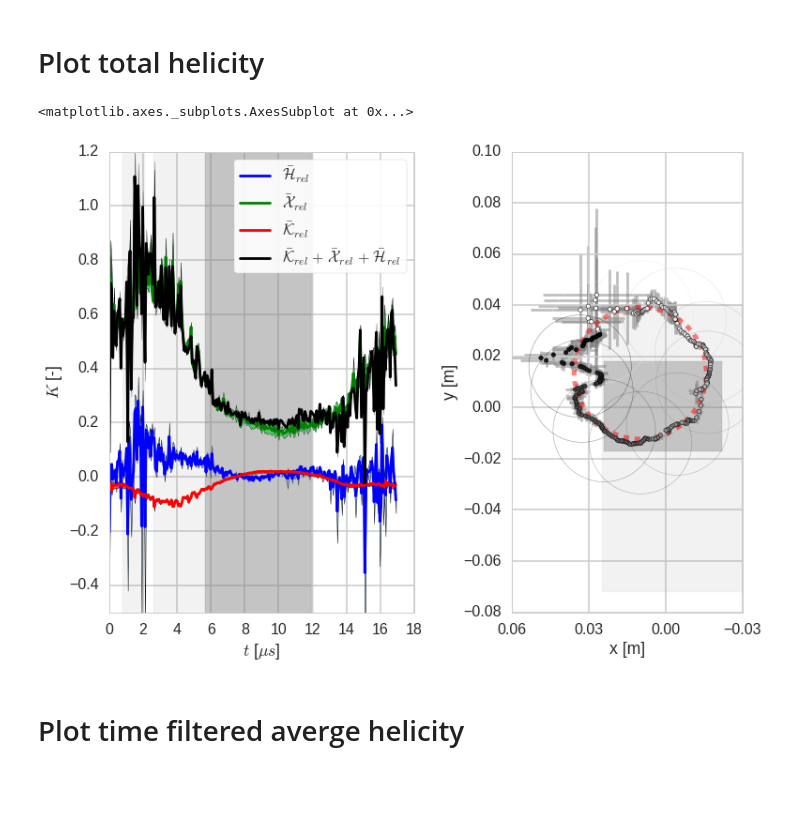
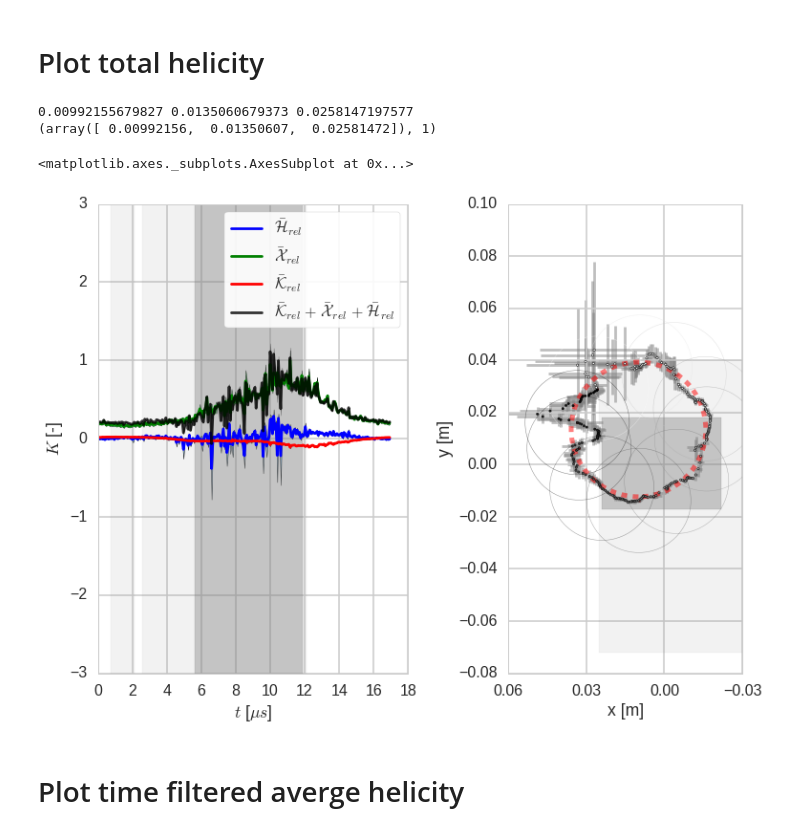
Before and after one commit to jensv/relative_canonical_helicity, a Jupyter notebook: helicity_plots/helicity_uncertainty_analysis.ipynb, the cells around one changed output. Cells and saved outputs as stored; diff of their text form; code cells hidden in the pictures; blank space fills up the shorter version.

Commit message:
Make figures for thesis.

```diff
--- a/helicity_plots/helicity_uncertainty_analysis.ipynb
+++ b/helicity_plots/helicity_uncertainty_analysis.ipynb
@@ -60,17 +60,19 @@ for sigma in dates_by_sigma.keys():
     relative_kinetic_helicity_smoothed_vorticity = np.loadtxt(path + 'relative_kinetic_helicity_n_dependence.txt')
     relative_magnetic_helicity = np.loadtxt(path + 'relative_magnetic_helicity_n_dependence.txt')
     time = np.arange(0, 250) * 0.068
-    density_weighted = {'kinetic': kinetic_helicity,
-                        'cross': cross_helicity,
-                        'magnetic': magnetic_helicity,
-                        'relative_kinetic': relative_kinetic_helicity,
-                        'relative_cross': relative_cross_helicity,
-                        'relative_magnetic': relative_magnetic_helicity,
-                        'kinetic_smoothed_vorticity': kinetic_helicity_smoothed_vorticity,
-                        'relative_kinetic_smoothed_vorticity': relative_kinetic_helicity_smoothed_vorticity,
-                        'relative_cross_smoothed_vorticity': relative_cross_helicity_smoothed_vorticity,
+    density_weighted = {'kinetic': np.roll(kinetic_helicity, 125),
+                        'cross': np.roll(cross_helicity, 125),
+                        'magnetic': np.roll(magnetic_helicity, 125),
+                        'relative_kinetic': np.roll(relative_kinetic_helicity, 125),
+                        'relative_cross': np.roll(relative_cross_helicity, 125),
+                        'relative_magnetic': np.roll(relative_magnetic_helicity, 125),
+                        'kinetic_smoothed_vorticity': np.roll(kinetic_helicity_smoothed_vorticity, 125),
+                        'relative_kinetic_smoothed_vorticity': np.roll(relative_kinetic_helicity_smoothed_vorticity, 125),
+                        'relative_cross_smoothed_vorticity': np.roll(relative_cross_helicity_smoothed_vorticity, 125),
                         'time': time}
     helicities_by_sigma[sigma] = density_weighted
+
+sigmas = [0.0, 0.5, 1.0, 1.5, 2.5, 3.0, 3.5, 4.0, 4.5, 5.0]
 # %% [markdown]
 # Get field null data
 # %%
@@ -112,10 +122,7 @@ gyration_path(points=points_average, errors=points_std, errorevery=1,
 # %%
 fig, axes = plt.subplots(1, 2)
 
-for i, sigma in enumerate(np.arange(0.0, 5.5, 0.5)):
-    np.roll(helicities_by_sigma[sigma]['relative_kinetic'], 125)
-    np.roll(helicities_by_sigma[sigma]['relative_cross'], 125)
-    np.roll(helicities_by_sigma[sigma]['relative_magnetic'], 125)
+for i, sigma in enumerate(sigmas):
     axes[0].plot(time,
              helicities_by_sigma[sigma]['relative_kinetic'], color='blue', alpha=0.1)
     axes[0].plot(time,
@@ -149,7 +158,7 @@ gyration_path(points=points_average, errors=points_std, errorevery=1,
 relative_kinetic = helicities_by_sigma[0.0]['relative_kinetic'][:, np.newaxis]
 relative_cross = helicities_by_sigma[0.0]['relative_cross'][:, np.newaxis]
 relative_magnetic = helicities_by_sigma[0.0]['relative_magnetic'][:, np.newaxis]
-for sigma in np.arange(0.0, 5.5, 0.5)[0::2]:
+for sigma in sigmas[0::2]:
     relative_kinetic = np.append(relative_kinetic,
                                  helicities_by_sigma[sigma]['relative_kinetic'][:, np.newaxis],
                                  axis=1)
@@ -199,21 +229,23 @@ gyration_path(points=points_average, errors=points_std, errorevery=1,
 # %%
 fig, axes = plt.subplots(1, 2)
 compare_helicities_mean_std(helicities,
                             helicities_std,
                             S_0_velocity='u_alfven',
                             nondim=True,
                             magnetic=False, kinetic=False, cross=False,
                             normalize='relative_cross',
                             labels_case="dimless",
-                            ylim=(-0.5, 1.2),
+                            ylim=(-3, 3),
                             add_cross_magnetic=False, add_three=True, axes=axes[0])
 
 gyration_path(points=points_average, errors=points_std, errorevery=1,
               circle_fit=True, xlim=(-0.03, 0.06), circles=True,
               xticks=[-0.03, 0.0, 0.03, 0.06], axes=axes[1])
 # %% [output]
-<matplotlib.axes._subplots.AxesSubplot at 0x...>
+0.00992155679827 0.0135060679373 0.0258147197577
+(array([ 0.00992156,  0.01350607,  0.02581472]), 1)
+<matplotlib.axes._subplots.AxesSubplot at 0x...>
-[figure, old version]
+[figure, new version]
 # %% [markdown]
 # Plot time filtered averge helicity
 # %%
```
Also changed, not shown: parts of 8 cells of this notebook, 4 other files.
